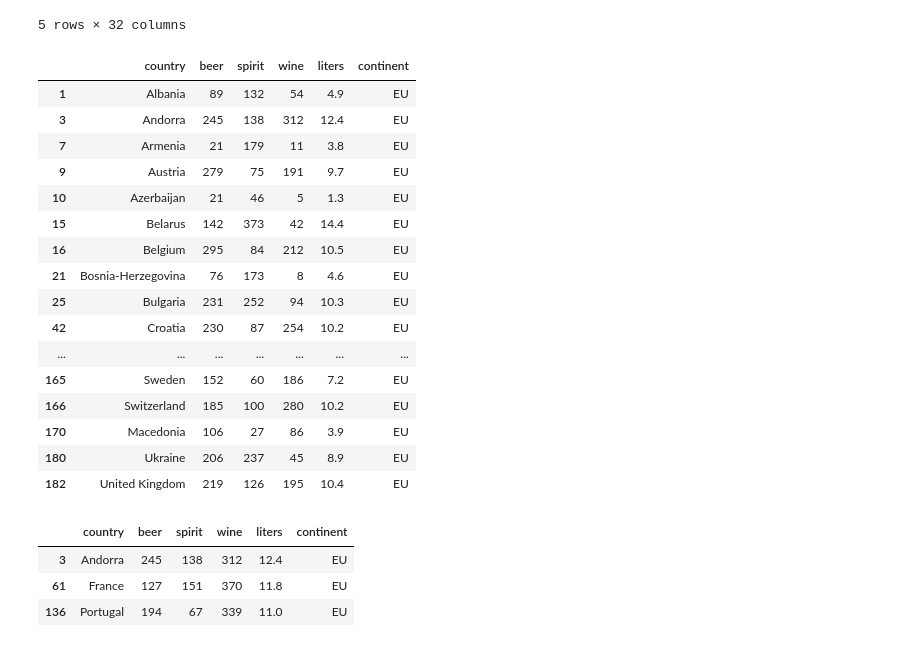
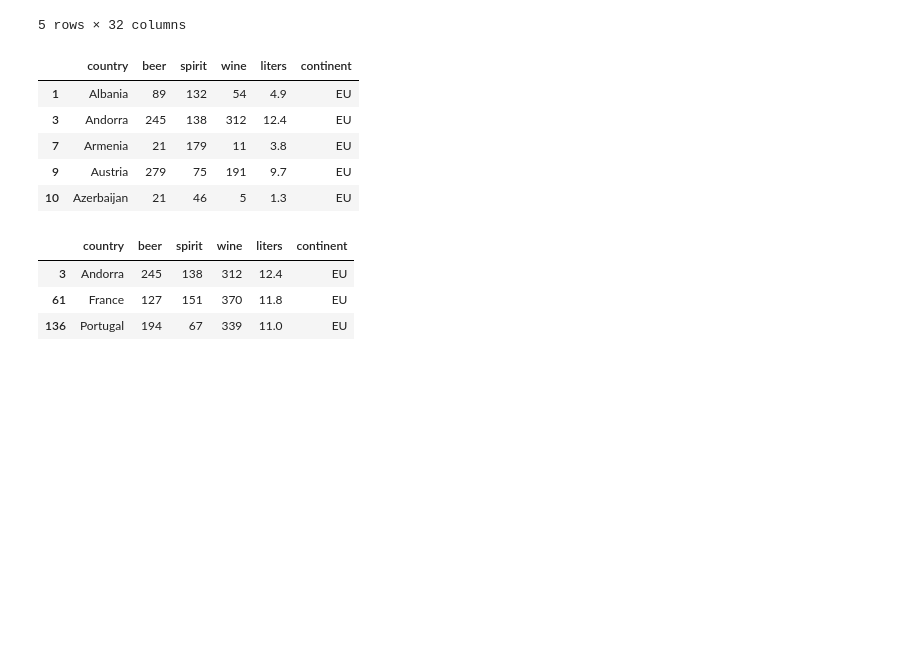
Before and after one commit to Know-Shaon/PYTHON, a Jupyter notebook: pandas.ipynb, the cells around one changed output. Cells and saved outputs as stored; diff of their text form; code cells hidden in the pictures; blank space fills up the shorter version.

```diff
--- a/pandas.ipynb
+++ b/pandas.ipynb
@@ -645,7 +647,7 @@ pd.crosstab(users.occupation, users.gender)
 | technician | 1 | 26 |
 | writer | 19 | 26 |
 # %%
-drinks=pd.read_csv('C:/Users/v-vethad/OneDrive/dataset/drinks.csv')
+drinks=pd.read_csv('drinks.csv')
 # %%
 drinks.head()
 # %% [output]
@@ -850,25 +846,14 @@ drinks.groupby('continent').describe()
 5 rows × 32 columns
 # %%
 #Filter 'drinks' to only include European countries
-drinks[drinks.continent=='EU']
+drinks[drinks.continent=='EU'].head()
 # %% [output]
 |  | country | beer | spirit | wine | liters | continent |
 | 1 | Albania | 89 | 132 | 54 | 4.9 | EU |
 | 3 | Andorra | 245 | 138 | 312 | 12.4 | EU |
 | 7 | Armenia | 21 | 179 | 11 | 3.8 | EU |
 | 9 | Austria | 279 | 75 | 191 | 9.7 | EU |
 | 10 | Azerbaijan | 21 | 46 | 5 | 1.3 | EU |
-| 15 | Belarus | 142 | 373 | 42 | 14.4 | EU |
-| 16 | Belgium | 295 | 84 | 212 | 10.5 | EU |
-| 21 | Bosnia-Herzegovina | 76 | 173 | 8 | 4.6 | EU |
-| 25 | Bulgaria | 231 | 252 | 94 | 10.3 | EU |
-| 42 | Croatia | 230 | 87 | 254 | 10.2 | EU |
-| ... | ... | ... | ... | ... | ... | ... |
-| 165 | Sweden | 152 | 60 | 186 | 7.2 | EU |
-| 166 | Switzerland | 185 | 100 | 280 | 10.2 | EU |
-| 170 | Macedonia | 106 | 27 | 86 | 3.9 | EU |
-| 180 | Ukraine | 206 | 237 | 45 | 8.9 | EU |
-| 182 | United Kingdom | 219 | 126 | 195 | 10.4 | EU |
 # %%
 # filter 'drinks' to only include European countries with wine_servings > 300
 drinks[(drinks.continent=='EU') & (drinks.wine > 300)]
```
Also changed, not shown: parts of 16 cells of this notebook.
